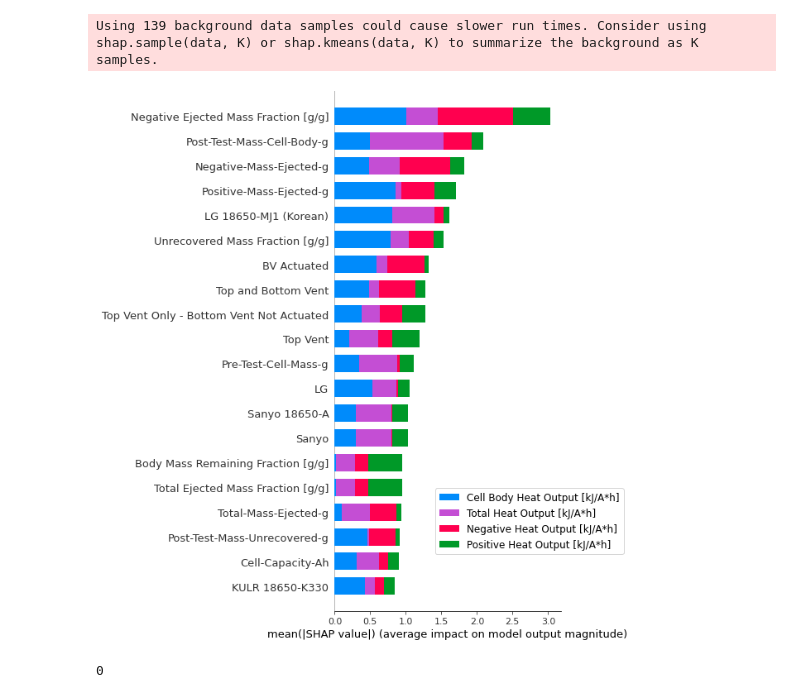
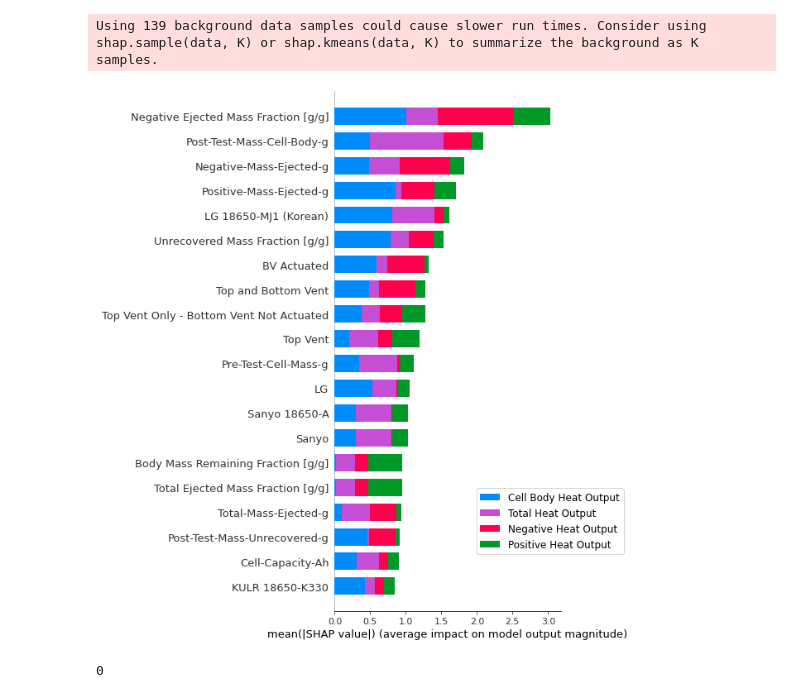
Before and after one commit to NREL/battery-heat-output, a Jupyter notebook: SHAP Feature Analysis.ipynb, the cells around one changed output. Cells and saved outputs as stored; diff of their text form; code cells hidden in the pictures.

```diff
--- a/SHAP Feature Analysis.ipynb
+++ b/SHAP Feature Analysis.ipynb
@@ -143,13 +148,13 @@ explainer = shap.KernelExplainer(model=svm.predict, data=x_train)
 Using 139 background data samples could cause slower run times. Consider using shap.sample(data, K) or shap.kmeans(data, K) to summarize the background as K samples.
 # %%
 # Summary Plot
-targets = ["Total Heat Output [kJ/A*h]", "Positive Heat Output [kJ/A*h]",
-           "Cell Body Heat Output [kJ/A*h]", "Negative Heat Output [kJ/A*h]"]
+targets = ["Total Heat Output", "Positive Heat Output",
+           "Cell Body Heat Output", "Negative Heat Output"]
 shap.summary_plot(shap_values, x_train, class_names=targets, show=False)
 plt.legend(loc='lower right',bbox_to_anchor=(1.3, 0.1), fontsize=12)
 plt.savefig('Shap-summary.png', dpi=200, bbox_inches='tight')
 # %% [output]
-[figure, old version]
+[figure, new version]
 # %%
 # Individual Swarm Plots
 
```
Also changed, not shown: parts of 2 cells of this notebook, 1 other file.
